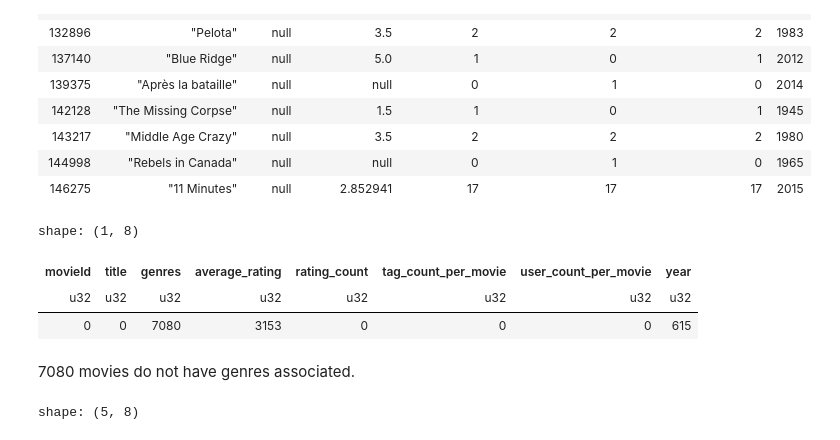
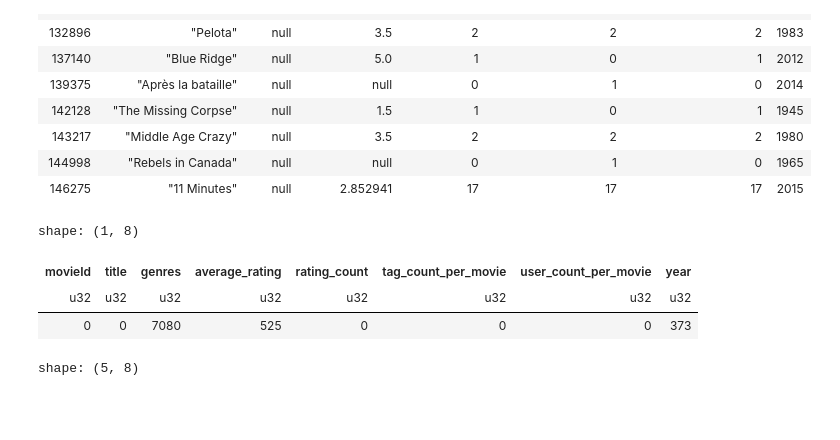
Before and after one commit to ritamaravilhamarques/BDF25_7, a Jupyter notebook: BDF25_7_data/big_data/ml-32m/Notebook.ipynb, the cells around one changed output. Cells and saved outputs as stored; diff of their text form; code cells hidden in the pictures; blank space fills up the shorter version.

```diff
--- a/BDF25_7_data/big_data/ml-32m/Notebook.ipynb
+++ b/BDF25_7_data/big_data/ml-32m/Notebook.ipynb
@@ -60,8 +264,8 @@ shape: (5, 6)
 # %%
 #the cvs is on this folder and its called moviedetails csv
-df = pl.read_csv("moviedetails.csv")
-print("CSV read successfully. Shape:", df.shape)
-display(df.head())
+df_moviedetails = pl.read_csv("moviedetails.csv")
+print("CSV read successfully. Shape:", df_moviedetails.shape)
+display(df_moviedetails .head())
 # %% [output]
 CSV read successfully. Shape: (87585, 7)
 shape: (5, 7)
@@ -110,7 +314,7 @@ shape: (20, 7)
 | 1801 | "Man in the Iron Mask, The (199… | "Action|Adventure|Drama" | 3.106722 | 497835 | 497835 | 7215 |
 # %%
 # Extract year and remove it from title
-df = df.with_columns([
+df_moviedetails = df_moviedetails.with_columns([
     # Extract year, the 4 numbers inside the "". If no year is found it will be null
     pl.col("title").str.extract(r'\((\d{4})\)', 1).cast(pl.Int64).alias("year"),
     # Remove year from title (removes the pattern " (YYYY)" or "(YYYY)")
@@ -176,15 +378,15 @@ shape: (10, 8)
 There are movies with multiple genres and others with no gender indicated "(no genres listed)". The first action here is to treat the no genres listed as nulls. One possible approach to split the genders is use explode funcion, creating a line per movie per gender.
 # %%
 #Tranform no (no genres list) to null values
-df = df.with_columns(
+df_moviedetails = df_moviedetails.with_columns(
     pl.when(pl.col("genres").str.to_lowercase().str.strip_chars() == "(no genres listed)")
     .then(None)
     .otherwise(pl.col("genres"))
     .alias("genres")
     )
 # %%
-df_nogenre = df.filter(pl.col("genres").is_null())
-df_nogenre.head (10)
+df_moviedetails_nogenre = df_moviedetails.filter(pl.col("genres").is_null())
+df_moviedetails_nogenre.head (10)
 # %% [output]
 shape: (10, 8)
 | movieId | title | genres | average_rating | rating_count | tag_count_per_movie | user_count_per_movie | year |
@@ -201,12 +403,10 @@ shape: (10, 8)
 | 146275 | "11 Minutes" | null | 2.852941 | 17 | 17 | 17 | 2015 |
 # %%
 
-df.null_count()
+df_moviedetails_nogenre.null_count()
 # %% [output]
 shape: (1, 8)
 | movieId | title | genres | average_rating | rating_count | tag_count_per_movie | user_count_per_movie | year |
 | u32 | u32 | u32 | u32 | u32 | u32 | u32 | u32 |
-| 0 | 0 | 7080 | 3153 | 0 | 0 | 0 | 615 |
+| 0 | 0 | 7080 | 525 | 0 | 0 | 0 | 373 |
-# %% [markdown]
-7080 movies do not have genres associated.
 # %%
```
Also changed, not shown: parts of 56 cells of this notebook.
